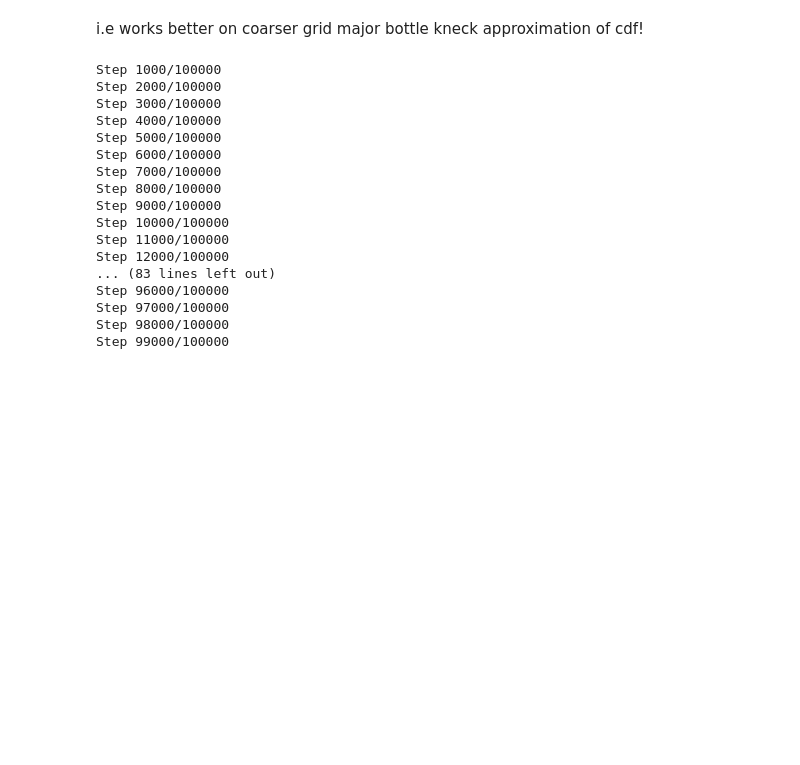
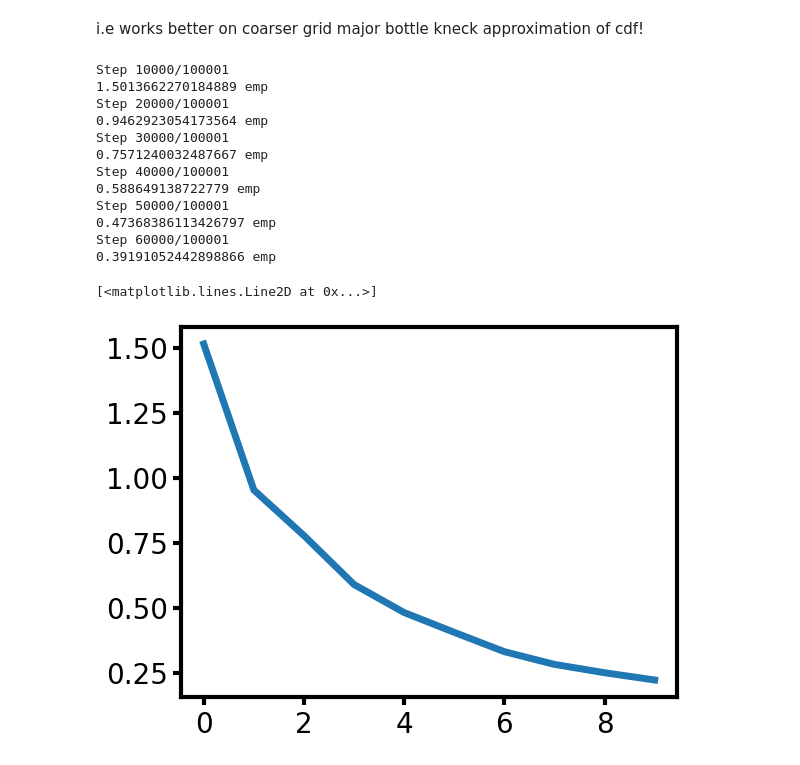
Before and after one commit to Justus-ui/Ergodic_control, a Jupyter notebook: sliced_ergodicity_optimized.ipynb, the cells around one changed output. Cells and saved outputs as stored; diff of their text form; code cells hidden in the pictures; blank space fills up the shorter version.

```diff
--- a/sliced_ergodicity_optimized.ipynb
+++ b/sliced_ergodicity_optimized.ipynb
@@ -139,13 +151,16 @@ Higher accuracy as speed increases!
 # %% [markdown]
 i.e works better on coarser grid major bottle kneck approximation of cdf!
 # %%
-from sortedcontainers import SortedList
-
+divergence = []
 sls = [SortedList() for _ in range(n_dirs)]
 proj = np.zeros((T, n_dirs))
 for i in range(1, T):
-    if i % 1000 == 0 and i != 1:
+    if i % 10000 == 0 and i != 1:
         print(f"Step {i}/{T}")
+        mu_samples = mu_samples = sample_from_pdf_2d(pdf, [0,1], [0,1], n_samples = f[:i,:].shape[0])
+        KL = im.kld(f[:i,:],mu_samples, approach='metric')
+        divergence.append(KL)
+        print(KL, 'emp')
     # Model-based PDF, CDF, projections
     pdfs, cdfs, proj_xt = projected_pdf_cdf_mog(dirs, f[i - 1], means, covs, weights)
     proj[i - 1] = proj_xt
@@ -163,20 +178,15 @@ for i in range(1, T):
     grad /= np.linalg.norm(grad)
     f[i] = f[i - 1] + v_max * dt * grad
 # %% [output]
-Step 1000/100000
-Step 2000/100000
-Step 3000/100000
-Step 4000/100000
-Step 5000/100000
-Step 6000/100000
-Step 7000/100000
-Step 8000/100000
-Step 9000/100000
-Step 10000/100000
-Step 11000/100000
-Step 12000/100000
-... (83 lines left out)
-Step 96000/100000
-Step 97000/100000
-Step 98000/100000
-Step 99000/100000
+Step 10000/100001
+1.5013662270184889 emp
+Step 20000/100001
+0.9462923054173564 emp
+Step 30000/100001
+0.7571240032487667 emp
+Step 40000/100001
+0.588649138722779 emp
+Step 50000/100001
+0.47368386113426797 emp
+Step 60000/100001
+0.39191052442898866 emp
@@ -183,3 +195,8 @@ Step 99000/100000
+# %%
+plt.plot(divergence)
+# %% [output]
+[<matplotlib.lines.Line2D at 0x...>]
+[figure, added]
 # %%
 fig, ax = plt.subplots(figsize=(6, 5), dpi=100, tight_layout=True)
 ax.set_aspect('equal')
```
Also changed, not shown: parts of 9 cells of this notebook, 42 other files.
